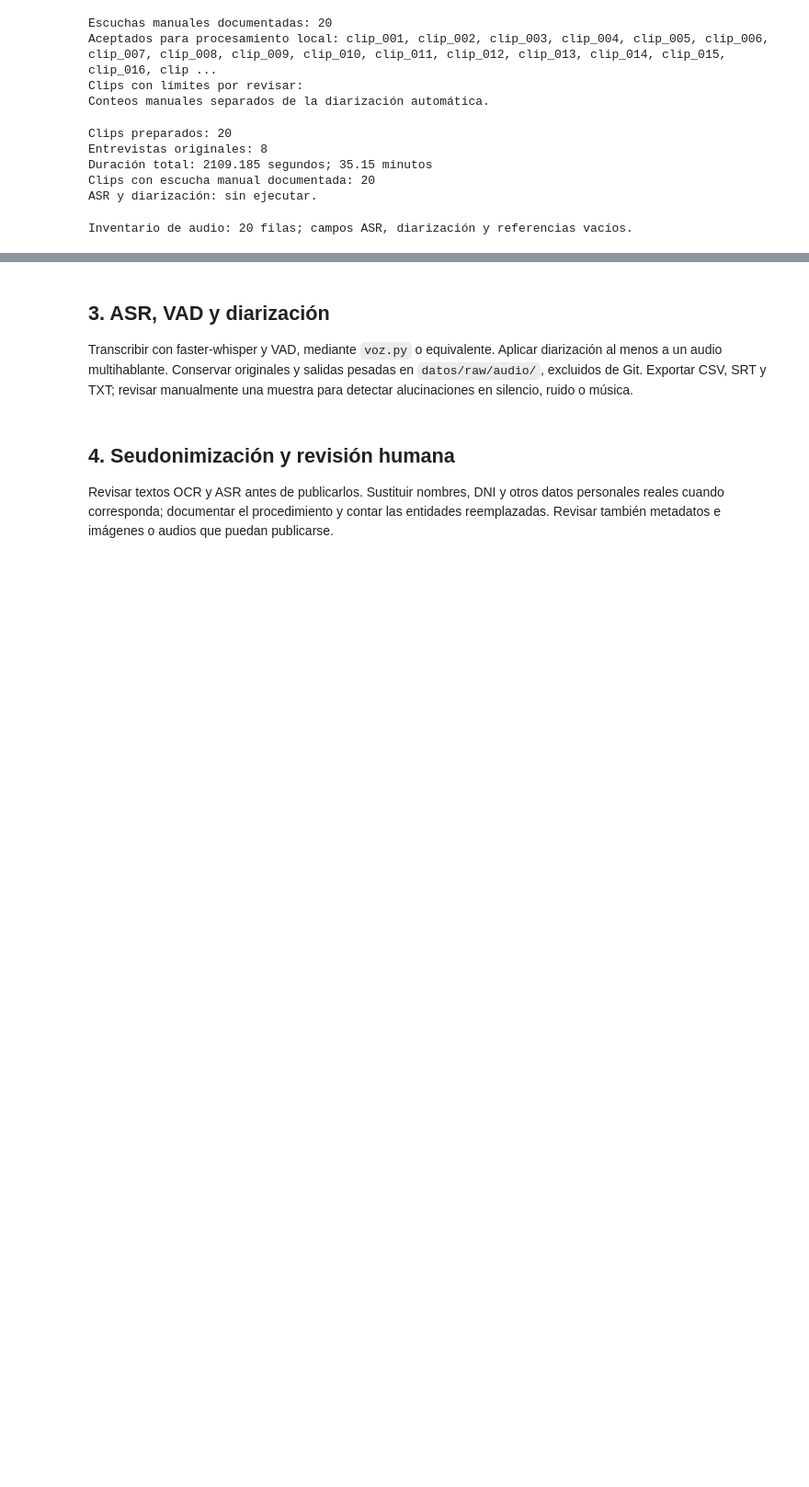
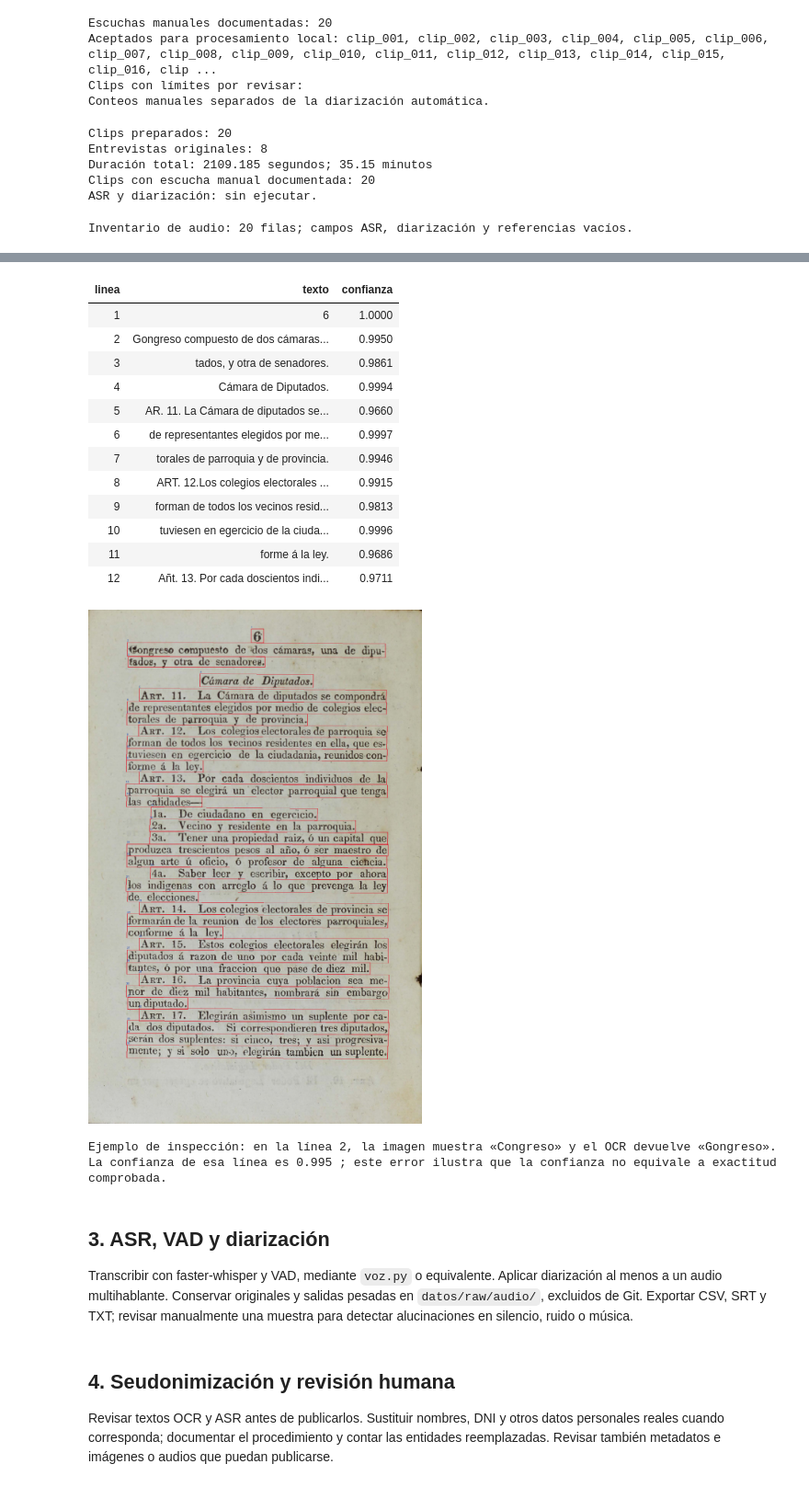
Before and after one commit to bocchienjoyer/python_intermedio, a Jupyter notebook: tarea_2/01_extraccion.ipynb, the cells around one changed output, grey strips where cells are left out. Shown at 92% size. Saved outputs shown, nothing was run; the diff lists cells and outputs as text; code cells hidden in the pictures; blank space fills up the shorter version.

Commit message:
ocr: ejecutar piloto PaddleOCR en un documento impreso

```diff
--- a/tarea_2/01_extraccion.ipynb
+++ b/tarea_2/01_extraccion.ipynb
@@ -1956,3 +2173,35 @@ Documentar idioma y preprocesamiento. Conservar originales, respaldos crudos y r
+# %%
+import pandas as pd
+from IPython.display import display, HTML
+from PIL import Image
+
+tabla_piloto = pd.DataFrame(
+    [{k: linea[k] for k in ["linea", "texto", "confianza"]} for linea in lineas_piloto])
+display(HTML(tabla_piloto.head(12).to_html(index=False, float_format=lambda v: f"{v:.4f}")))
+with Image.open(SALIDA_OCR / "detecciones.png") as original:
+    vista_detecciones = original.copy()
+vista_detecciones.thumbnail((900, 1500))
+display(vista_detecciones)
+print("Ejemplo de inspección: en la línea 2, la imagen muestra «Congreso» y el OCR devuelve «Gongreso».")
+print("La confianza de esa línea es", round(lineas_piloto[1]["confianza"], 4),
+      "; este error ilustra que la confianza no equivale a exactitud comprobada.")
+# %% [output]
+| linea | texto | confianza |
+| 1 | 6 | 1.0000 |
+| 2 | Gongreso compuesto de dos cámaras... | 0.9950 |
+| 3 | tados, y otra de senadores. | 0.9861 |
+| 4 | Cámara de Diputados. | 0.9994 |
+| 5 | AR. 11. La Cámara de diputados se... | 0.9660 |
+| 6 | de representantes elegidos por me... | 0.9997 |
+| 7 | torales de parroquia y de provincia. | 0.9946 |
+| 8 | ART. 12.Los colegios electorales ... | 0.9915 |
+| 9 | forman de todos los vecinos resid... | 0.9813 |
+| 10 | tuviesen en egercicio de la ciuda... | 0.9996 |
+| 11 | forme á la ley. | 0.9686 |
+| 12 | Añt. 13. Por cada doscientos indi... | 0.9711 |
+[figure, added]
+Ejemplo de inspección: en la línea 2, la imagen muestra «Congreso» y el OCR devuelve «Gongreso».
+La confianza de esa línea es 0.995 ; este error ilustra que la confianza no equivale a exactitud comprobada.
 # %% [markdown]
 ## 3. ASR, VAD y diarización
 
```
Also changed, not shown: parts of 5 cells of this notebook, 3 other files.
